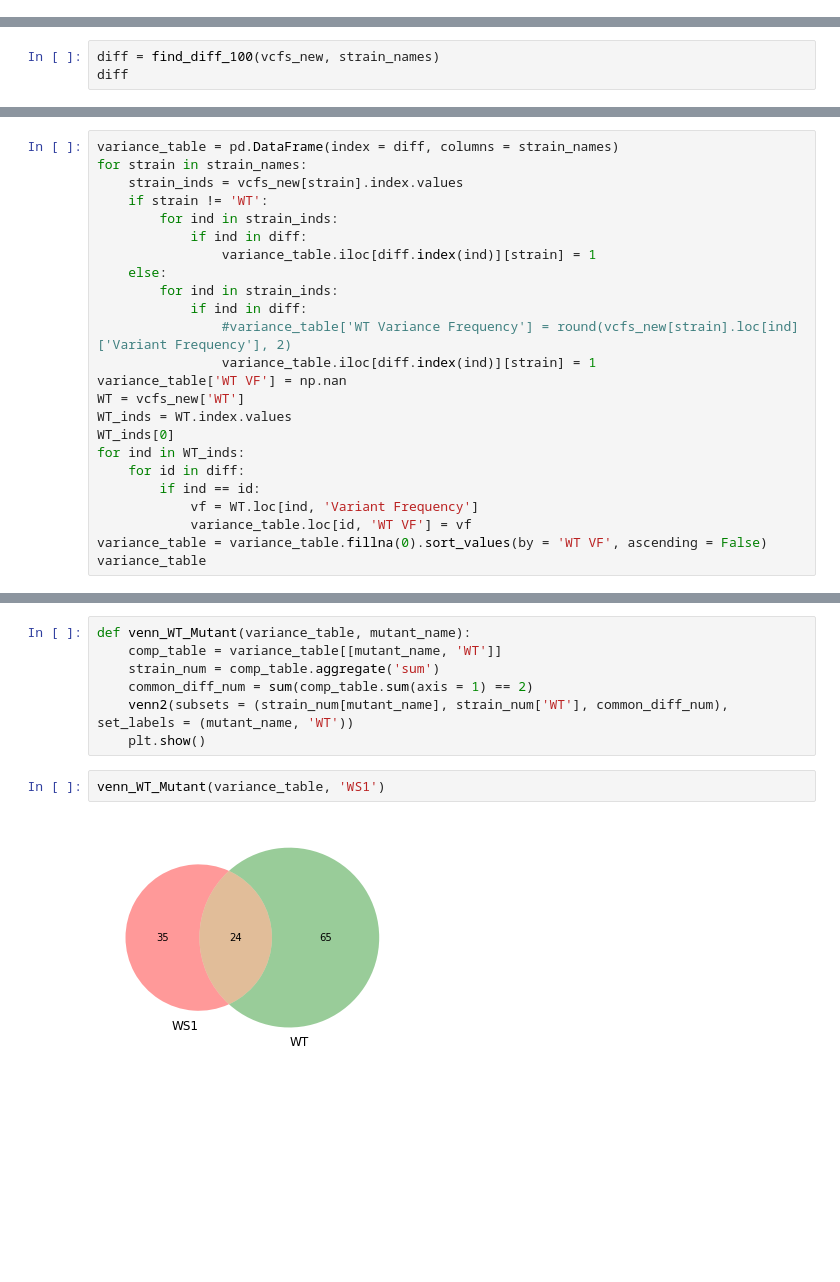
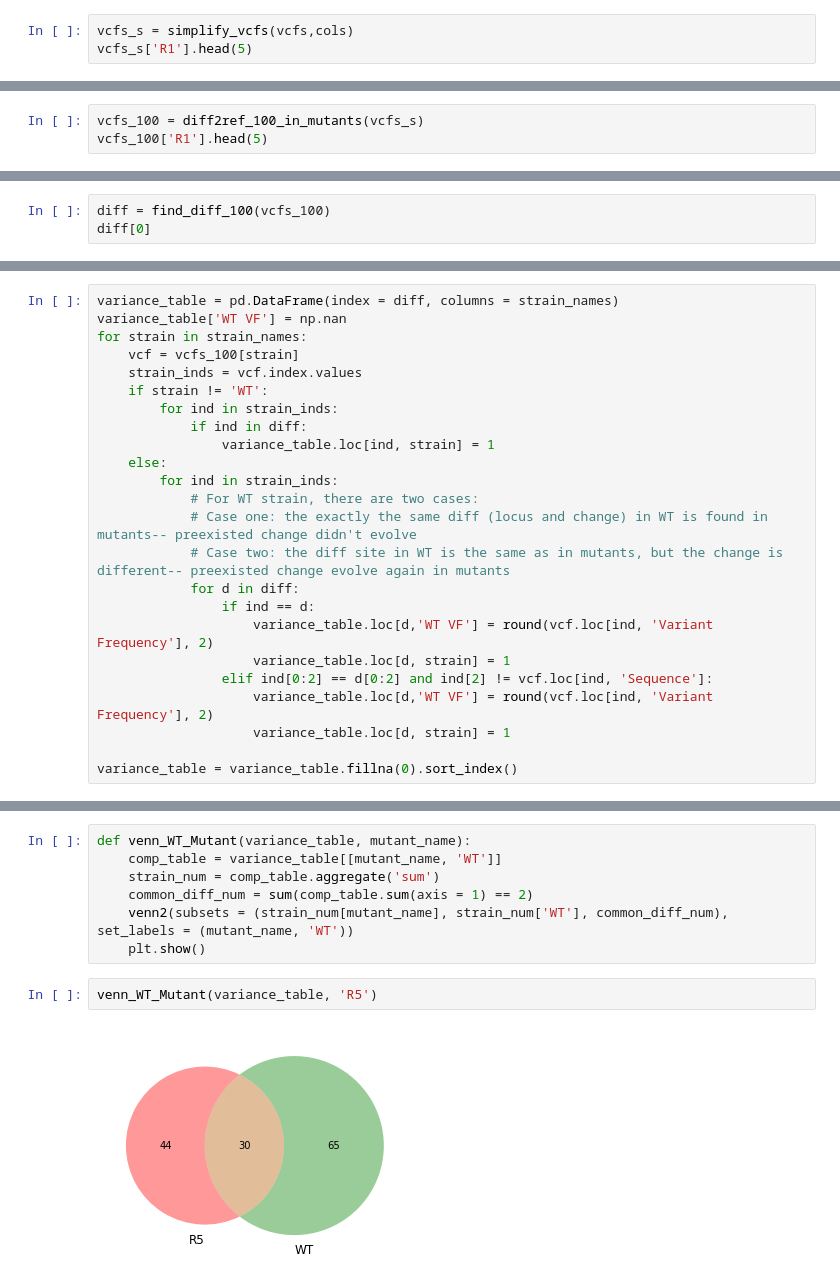
Before and after one commit to bearnomore/Evolution-genomics, a Jupyter notebook: Mutant_ecology_analysis.ipynb, the cells around one changed output, grey strips where cells are left out. Saved outputs shown, nothing was run; the diff lists cells and outputs as text; blank space fills up the shorter version.

```diff
--- a/Mutant_ecology_analysis.ipynb
+++ b/Mutant_ecology_analysis.ipynb
@@ -34,0 +36,3 @@ strain_names[:-1]
+# %%
+vcfs_s = simplify_vcfs(vcfs,cols)
+vcfs_s['R1'].head(5)
@@ -74,0 +63,3 @@ vcfs_new['WT']
+# %%
+vcfs_100 = diff2ref_100_in_mutants(vcfs_s)
+vcfs_100['R1'].head(5)
@@ -85,5 +85,5 @@ def find_diff_100(vcfs_new, strain_names):
     return list(set(df.index.values))
 # %%
-diff = find_diff_100(vcfs_new, strain_names)
-diff
+diff = find_diff_100(vcfs_100)
+diff[0]
 # %% [output]
@@ -107,24 +91,24 @@ diff
 # %%
 variance_table = pd.DataFrame(index = diff, columns = strain_names)
+variance_table['WT VF'] = np.nan
 for strain in strain_names:
-    strain_inds = vcfs_new[strain].index.values
+    vcf = vcfs_100[strain]
+    strain_inds = vcf.index.values
     if strain != 'WT':
         for ind in strain_inds:
             if ind in diff:
-                variance_table.iloc[diff.index(ind)][strain] = 1
+                variance_table.loc[ind, strain] = 1
     else:
         for ind in strain_inds:
-            if ind in diff:
-                #variance_table['WT Variance Frequency'] = round(vcfs_new[strain].loc[ind]['Variant Frequency'], 2)
-                variance_table.iloc[diff.index(ind)][strain] = 1
-variance_table['WT VF'] = np.nan
-WT = vcfs_new['WT']
-WT_inds = WT.index.values
-WT_inds[0]
-for ind in WT_inds:
-    for id in diff:
-        if ind == id:
-            vf = WT.loc[ind, 'Variant Frequency']
-            variance_table.loc[id, 'WT VF'] = vf
-variance_table = variance_table.fillna(0).sort_values(by = 'WT VF', ascending = False)
-variance_table
+            # For WT strain, there are two cases:
+            # Case one: the exactly the same diff (locus and change) in WT is found in mutants-- preexisted change didn't evolve
+            # Case two: the diff site in WT is the same as in mutants, but the change is different-- preexisted change evolve again in mutants
+            for d in diff:
+                if ind == d:
+                    variance_table.loc[d,'WT VF'] = round(vcf.loc[ind, 'Variant Frequency'], 2)
+                    variance_table.loc[d, strain] = 1
+                elif ind[0:2] == d[0:2] and ind[2] != vcf.loc[ind, 'Sequence']:
+                    variance_table.loc[d,'WT VF'] = round(vcf.loc[ind, 'Variant Frequency'], 2)
+                    variance_table.loc[d, strain] = 1
+
+variance_table = variance_table.fillna(0).sort_index()
@@ -158,6 +149,6 @@ def venn_WT_Mutant(variance_table, mutant_name):
     venn2(subsets = (strain_num[mutant_name], strain_num['WT'], common_diff_num), set_labels = (mutant_name, 'WT'))
     plt.show()
 # %%
-venn_WT_Mutant(variance_table, 'WS1')
+venn_WT_Mutant(variance_table, 'R5')
 # %% [output]
-[figure, old version]
+[figure, new version]
```
Also changed, not shown: parts of 30 cells of this notebook.
